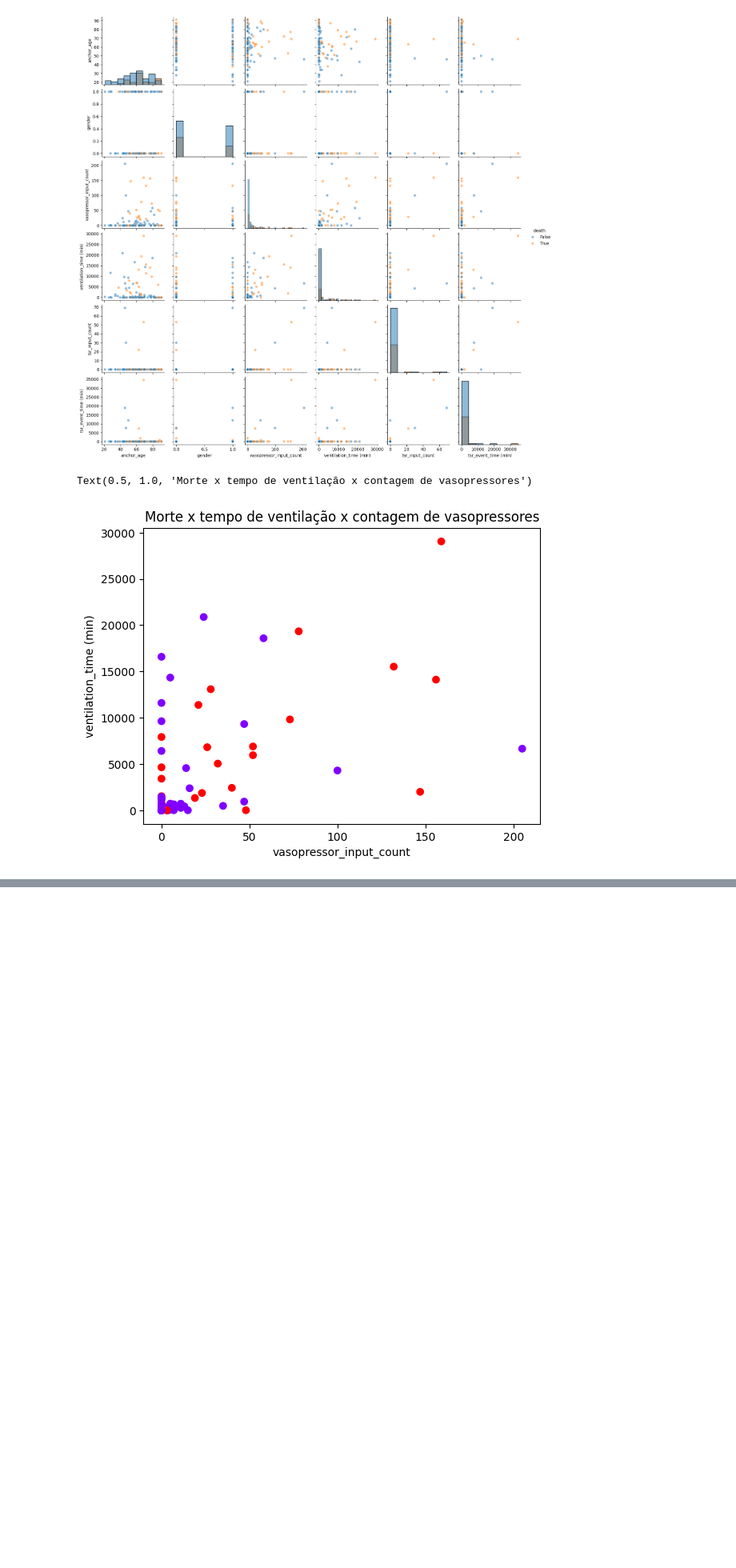
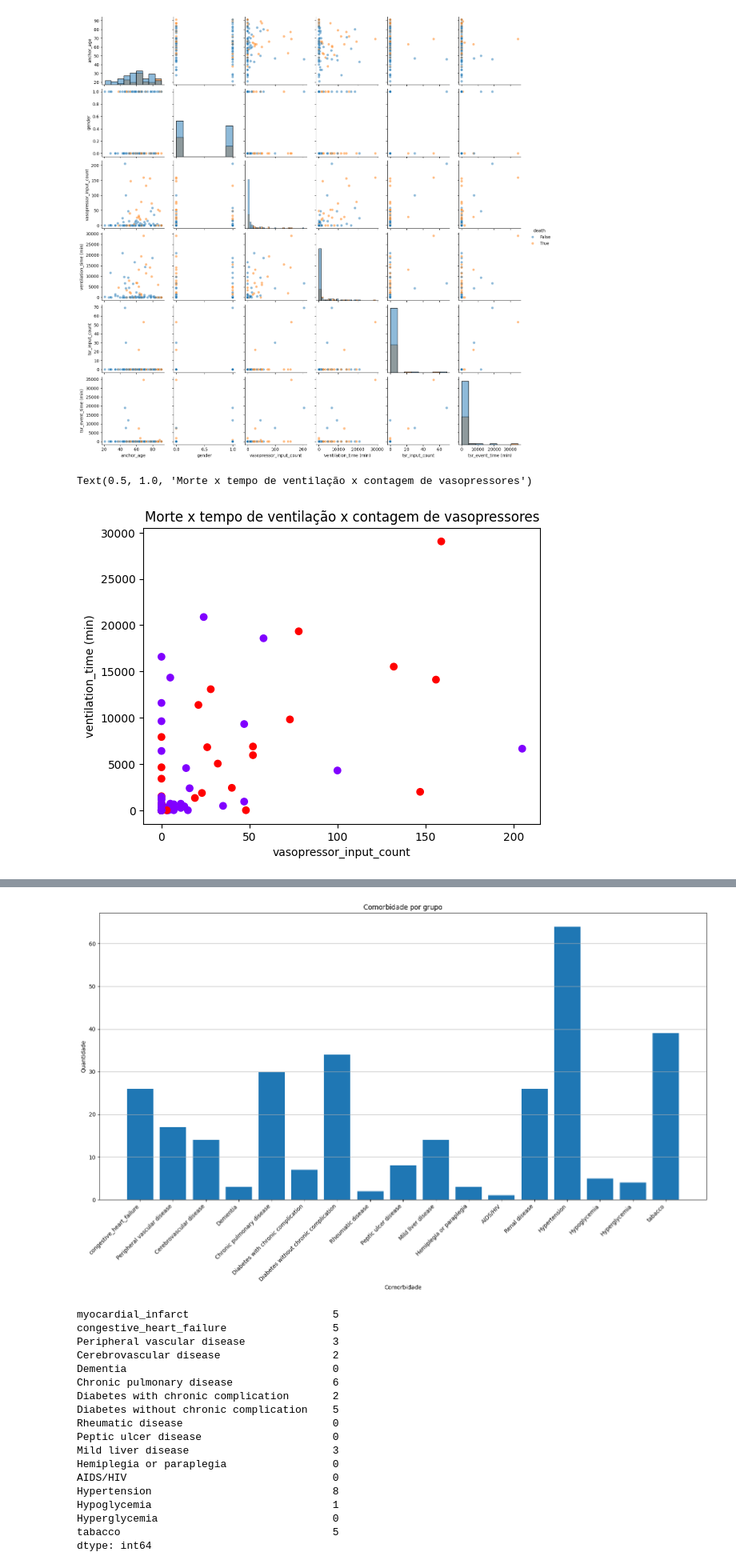
Before and after one commit to besome/speed-uti, a Jupyter notebook: mimic-code/mimic-iv-demo/2.2/analise.ipynb, the cells around one changed output, grey strips where cells are left out. Shown: that part at 80% size. Drawn from its saved outputs; the diff is of its cells as text; code cells hidden in the pictures; blank space fills up the shorter version.

Commit message:
incluindo dataframe das comorbidades e 2 analises

```diff
--- a/mimic-code/mimic-iv-demo/2.2/analise.ipynb
+++ b/mimic-code/mimic-iv-demo/2.2/analise.ipynb
@@ -253,6 +253,12 @@ tabelona['death'] = ~tabelona['dod'].isna()
 stays = pd.read_csv('icu/icustays.csv')[['outtime','subject_id']]
 stays['outtime'] = pd.to_datetime(stays['outtime'])
 
+stays_ultimo = stays.sort_values(by=["subject_id","outtime"],ascending=True)
+
+stays_ultimo = stays_ultimo.groupby("subject_id").last().reset_index()
+
+print(stays_ultimo)
+
 tabelona = pd.merge(tabelona,stays.groupby('subject_id')['outtime'].max().reset_index(name='last_outtime'))
 
 for id in tabelona['subject_id']:
@@ -260,4 +266,10 @@ for id in tabelona['subject_id']:
 
 
 tabelona[['subject_id','anchor_age','gender','death','icu_death','dod','vasopressor_input_count','ventilation_time (min)','tsr_input_count','tsr_event_time (min)']]
+
+mortos2 = tabelona[tabelona["icu_death"]==True]
+
+mortos_id = mortos2["subject_id"].reset_index()
+
+print(mortos_id)
 # %% [output]
@@ -362,0 +524,68 @@ Text(0.5, 1.0, 'Morte x tempo de ventilação x contagem de vasopressores')
+# %%
+comobirdade_sum = comorbidities.iloc[:,2:].sum()
+
+plt.figure(figsize=(16,10))
+
+plt.subplot(111)
+plt.bar(comobirdade_sum.index,comobirdade_sum.values)
+plt.xlabel("Comorbidade")
+plt.ylabel("Quantidade")
+plt.title("Comorbidade por grupo")
+plt.grid(axis='y')
+
+plt.xticks(rotation=45, ha='right')
+
+# Exibir o gráfico
+plt.tight_layout()  # Ajusta o layout para evitar cortes
+plt.show()
+
+
+
+mortos = pd.merge(comorbidities,mortos_id,left_on='subject_id_x',right_on='subject_id',how='inner')
+
+
+colunas_comorbidades = [
+    'myocardial_infarct', 'congestive_heart_failure', 'Peripheral vascular disease',
+    'Cerebrovascular disease', 'Dementia', 'Chronic pulmonary disease',
+    'Diabetes with chronic complication', 'Diabetes without chronic complication',
+    'Rheumatic disease', 'Peptic ulcer disease', 'Mild liver disease',
+    'Hemiplegia or paraplegia', 'AIDS/HIV', 'Hypertension', 'Hypoglycemia',
+    'Hyperglycemia', 'tabacco'
+]
+
+# Filtra as colunas de comorbidades e soma os valores
+mortos_sum = mortos[colunas_comorbidades].sum()
+
+
+plt.figure(figsize=(16,10))
+plt.subplot(111)
+plt.bar(mortos_sum.index, mortos_sum.values)
+plt.xlabel("Comorbidade")
+plt.ylabel("Mortos")
+plt.title("Tipo de Comorbidade - Mortos")
+plt.grid(axis='y')
+
+plt.xticks(rotation=45,ha='right')
+
+plt.tight_layout()
+plt.show()
+# %% [output]
+[figure, added]
+myocardial_infarct                       5
+congestive_heart_failure                 5
+Peripheral vascular disease              3
+Cerebrovascular disease                  2
+Dementia                                 0
+Chronic pulmonary disease                6
+Diabetes with chronic complication       2
+Diabetes without chronic complication    5
+Rheumatic disease                        0
+Peptic ulcer disease                     0
+Mild liver disease                       3
+Hemiplegia or paraplegia                 0
+AIDS/HIV                                 0
+Hypertension                             8
+Hypoglycemia                             1
+Hyperglycemia                            0
+tabacco                                  5
+dtype: int64
```
Also changed, not shown: parts of 4 cells of this notebook, 1 other file.
